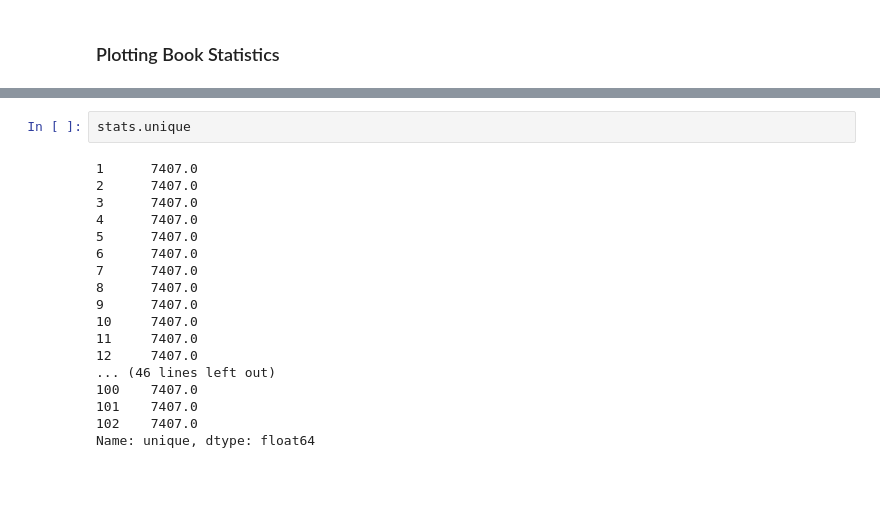
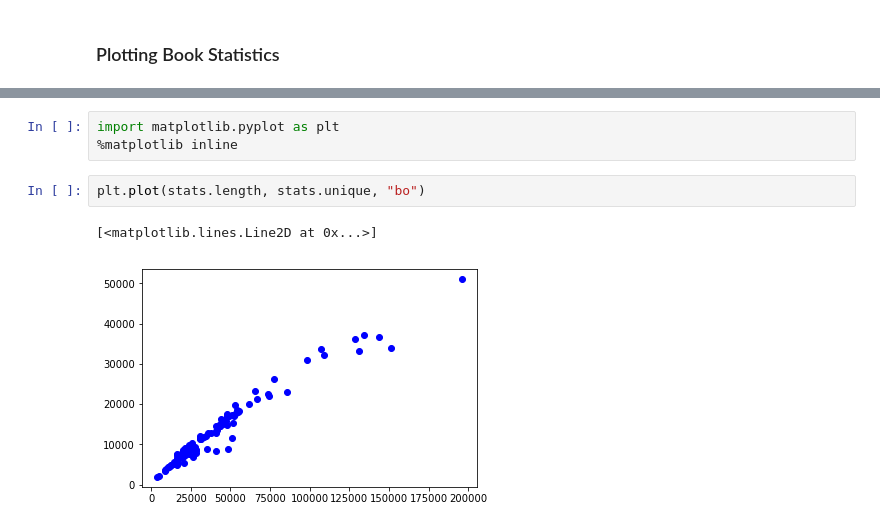
Before and after one commit to akell47/Python, a Jupyter notebook: Language/LanguageProcessing.ipynb, the cells around one changed output, grey strips where cells are left out. Drawn from its saved outputs; the diff is of its cells as text; blank space fills up the shorter version.

```diff
--- a/Language/LanguageProcessing.ipynb
+++ b/Language/LanguageProcessing.ipynb
@@ -322,20 +302,8 @@ Name: length, dtype: float64
-# %%
-stats.unique
-# %% [output]
-1      7407.0
-2      7407.0
-3      7407.0
-4      7407.0
-5      7407.0
-6      7407.0
-7      7407.0
-8      7407.0
-9      7407.0
-10     7407.0
-11     7407.0
-12     7407.0
-... (46 lines left out)
-100    7407.0
-101    7407.0
-102    7407.0
-Name: unique, dtype: float64
+# %%
+import matplotlib.pyplot as plt
+%matplotlib inline
+# %%
+plt.plot(stats.length, stats.unique, "bo")
+# %% [output]
+[<matplotlib.lines.Line2D at 0x...>]
+[figure, added]
```
Also changed, not shown: parts of 10 cells of this notebook, 2 other files.
